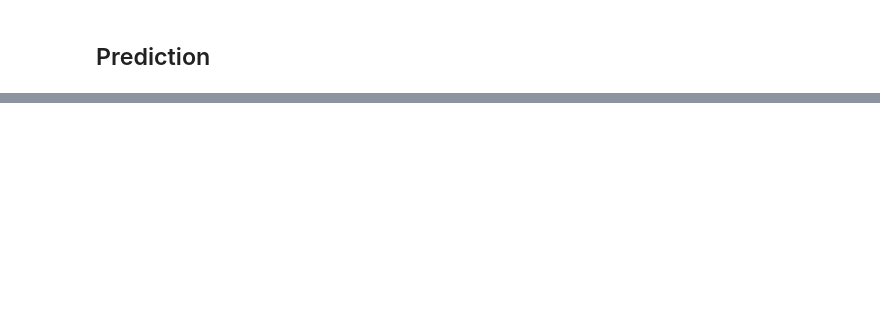
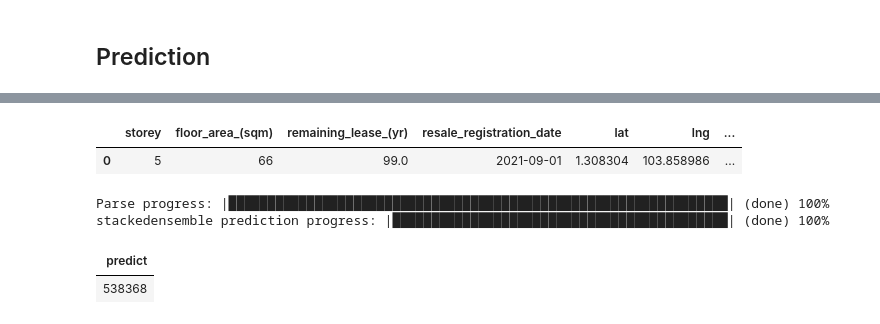
Before and after one commit to daphne-jr/rooroo, a Jupyter notebook: Analysis.ipynb, the cells around one changed output, grey strips where cells are left out. Saved outputs shown, nothing was run; the diff lists cells and outputs as text; code cells hidden in the pictures; blank space fills up the shorter version.

Commit message:
Update sample to King George Heights

```diff
--- a/Analysis.ipynb
+++ b/Analysis.ipynb
@@ -210,7 +210,7 @@ model.predict(testdata, model='best')
 # %% [markdown]
 ## Time Series
 # %%
-ts_df = pd.read_pickle('C:/Users/sutantoy/Downloads/rooroo/processed_df.pkl')
+ts_df = pd.read_pickle('processed_df.pkl')
 
 ts_df['resale registration date'] = pd.to_datetime(ts_df['resale registration date'])
 ts_df = ts_df.groupby(by='resale registration date').mean()
@@ -499,0 +562,66 @@ aml.predict(h2o.H2OFrame(x_test.iloc[2:3]))
+# %%
+def calc_distance(location1, lat, lon):
+    location1_radian = [radians(_) for _ in location1]
+    location2 = [lat, lon]
+    location2_radian = [radians(_) for _ in location2]
+    result = haversine_distances([location1_radian, location2_radian])
+    result = result * 6371000/1000  # multiply by Earth radius to get kilometers
+    return result[0][1]
+
+def min_distance(location1, all_locations, location_name_col):
+    min_distance = np.inf
+    nearest_location = None
+    for i in range(all_locations.shape[0]):
+        distance = calc_distance(location1, all_locations['lat'][i], all_locations['lng'][i])
+        if distance < min_distance:
+            min_distance = distance
+            nearest_location = all_locations[location_name_col][i]
+    return nearest_location, min_distance
+
+sample = pd.DataFrame(columns=['storey','floor area (sqm)','flat model','remaining lease (yr)','resale price ($)',
+                              'resale registration date', 'area', 'lat', 'lng'])
+
+sample.loc[0] = [5,66,'New Generation',99,400000,'2021-09','Whampoa',1.308304480291502,103.8589861]
+
+malls_df = pd.read_csv('add_sources/mall_locations.csv')
+mrt_df = pd.read_csv('add_sources/mrt_locations.csv')
+
+orchard = mrt_df[mrt_df['MRT'] == 'Orchard MRT']
+
+sample['nearest_mall'] = None
+sample['nearest_mall_dist'] = None
+sample['nearest_MRT'] = None
+sample['nearest_MRT_dist'] = None
+sample['dist_to_Orchard'] = None
+
+sample = sample.astype({"storey": int, "floor area (sqm)": int, "flat model": str, "remaining lease (yr)": float,
+                       "resale price ($)": int, "lat": float, "lng": float, "nearest_mall_dist": float,
+                       "nearest_MRT_dist": float, "dist_to_Orchard": float})
+sample['resale registration date'] = pd.to_datetime(sample['resale registration date'])
+
+min_dist_mall = min_distance([sample['lat'][0], sample['lng'][0]], malls_df, 'Mall')
+sample['nearest_mall'][0] = min_dist_mall[0]
+sample['nearest_mall_dist'][0] = min_dist_mall[1]
+
+min_dist_MRT = min_distance([sample['lat'][0], sample['lng'][0]], mrt_df, 'MRT')
+sample['nearest_MRT'][0] = min_dist_MRT[0]
+sample['nearest_MRT_dist'][0] = min_dist_MRT[1]
+
+dist_orchard = calc_distance([sample['lat'][0], sample['lng'][0]], orchard['lat'], orchard['lng'])
+sample['dist_to_Orchard'][0] = dist_orchard
+
+sample.drop(columns = 'resale price ($)', inplace=True)
+sample.columns = sample.columns.str.replace(' ','_').str.replace('[','_')
+sample = pd.get_dummies(sample)
+
+display(sample)
+# %% [output]
+|  | storey | floor_area_(sqm) | remaining_lease_(yr) | resale_registration_date | lat | lng | ... |
+| 0 | 5 | 66 | 99.0 | 2021-09-01 | 1.308304 | 103.858986 | ... |
+# %%
+aml.predict(h2o.H2OFrame(sample))
+# %% [output]
+Parse progress: |████████████████████████████████████████████████████████████████| (done) 100%
+stackedensemble prediction progress: |███████████████████████████████████████████| (done) 100%
+| predict |
+| 538368 |
```
Also changed, not shown: parts of 14 cells of this notebook, 4 other files.
